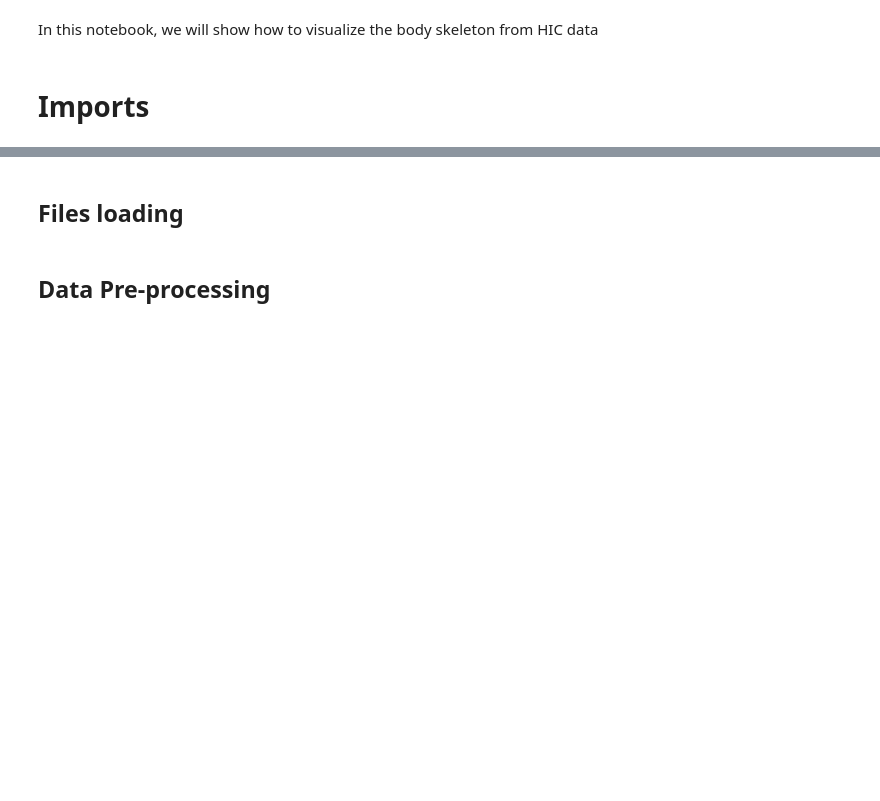
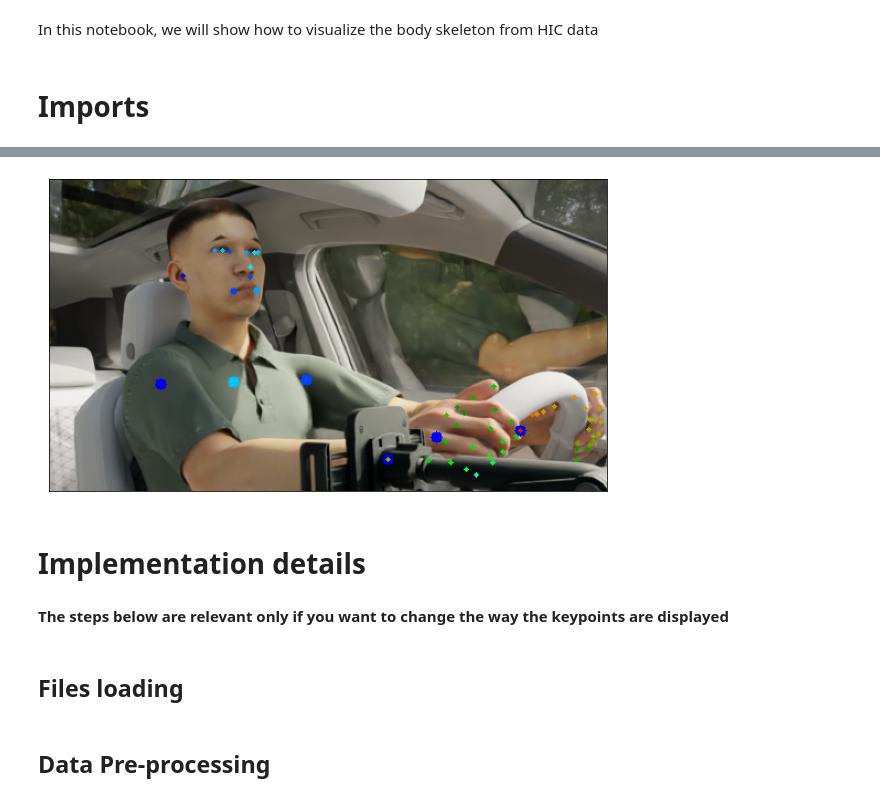
Before and after one commit to DatagenTech/dgutils, a Jupyter notebook: Notebooks/hic_body_pose.ipynb, the cells around one changed output, grey strips where cells are left out. Drawn from its saved outputs; the diff is of its cells as text; code cells hidden in the pictures; blank space fills up the shorter version.

Commit message:
Updated body pose, added visualization into helper functions

```diff
--- a/Notebooks/hic_body_pose.ipynb
+++ b/Notebooks/hic_body_pose.ipynb
@@ -17,3 +30,11 @@ random.seed(151)
+# %%
+imshow(hic_visualize_pose(DATA_PATH, skeleton=False))
+# %% [output]
+[figure, added]
+# %% [markdown]
+# Implementation details
+# %% [markdown]
+<b>The steps below are relevant only if you want to change the way the keypoints are displayed</b>
 # %% [markdown]
 ## Files loading
 # %%
```
Also changed, not shown: parts of 9 cells of this notebook, 1 other file.
